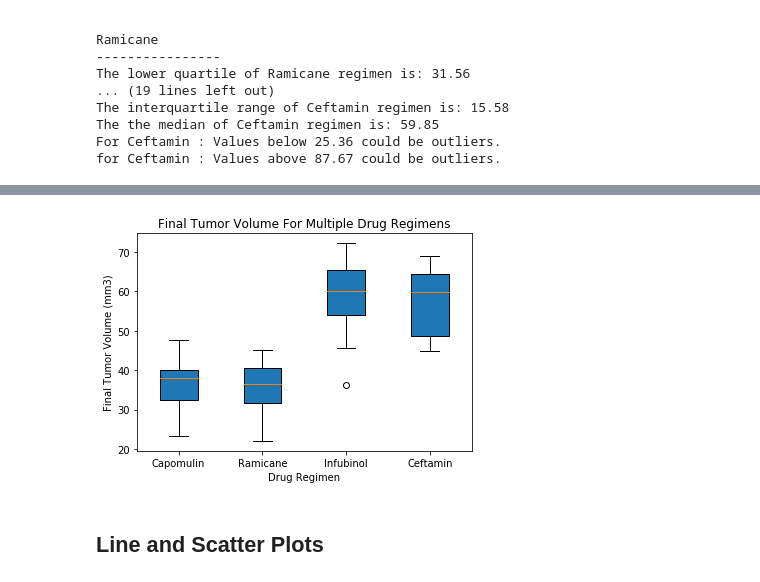
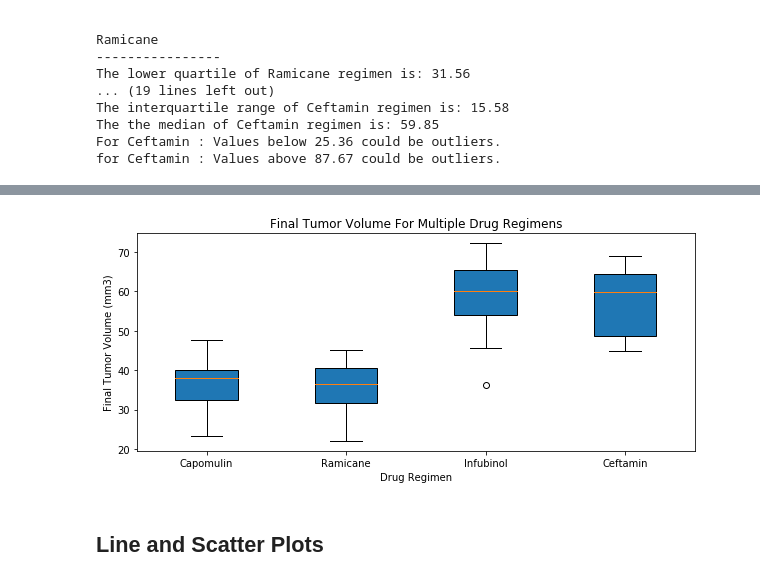
Before and after one commit to UoT-Bootcamp/Python-Matplotlib-Challenge, a Jupyter notebook: 05-Matplotlib_Homework_Instructions_Pymaceuticals_pymaceuticals_starter.ipynb, the cells around one changed output, grey strips where cells are left out. Drawn from its saved outputs; the diff is of its cells as text; code cells hidden in the pictures.

```diff
--- a/05-Matplotlib_Homework_Instructions_Pymaceuticals_pymaceuticals_starter.ipynb
+++ b/05-Matplotlib_Homework_Instructions_Pymaceuticals_pymaceuticals_starter.ipynb
@@ -307,15 +287,17 @@ boxplot(x, notch=None, sym=None, vert=None, whis=None, positions=None, widths=No
 # %%
 # Generate a box plot of the final tumor volume of each mouse across four regimens of interest
 # ticks = []
+plt.figure(figsize = (10, 4))
 plt.boxplot(tumor_vol_list, labels = treatments, manage_ticks = True, patch_artist = True)
 plt.title("Final Tumor Volume For Multiple Drug Regimens")
 plt.xlabel("Drug Regimen")
 plt.ylabel("Final Tumor Volume (mm3)")
+
 # plt.label(treatment)
 # plt.xticks(treatments)
 plt.show()
 # %% [output]
-[figure, old version]
+[figure, new version]
 # %% [markdown]
 ## Line and Scatter Plots
 # %%
```
Also changed, not shown: parts of 7 cells of this notebook.
